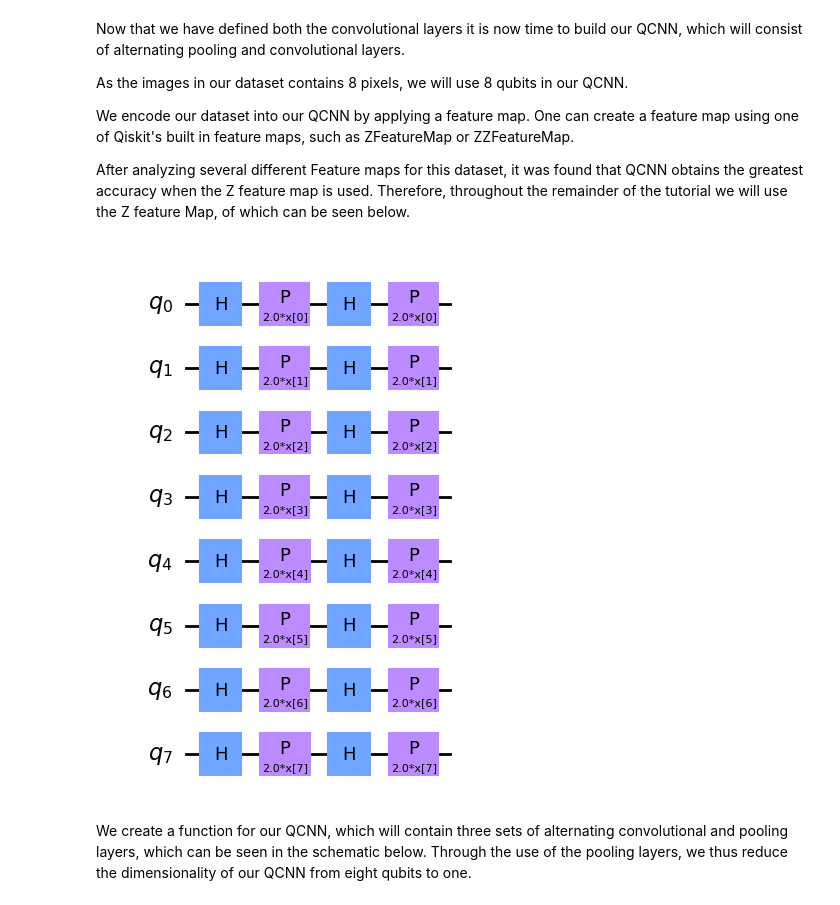
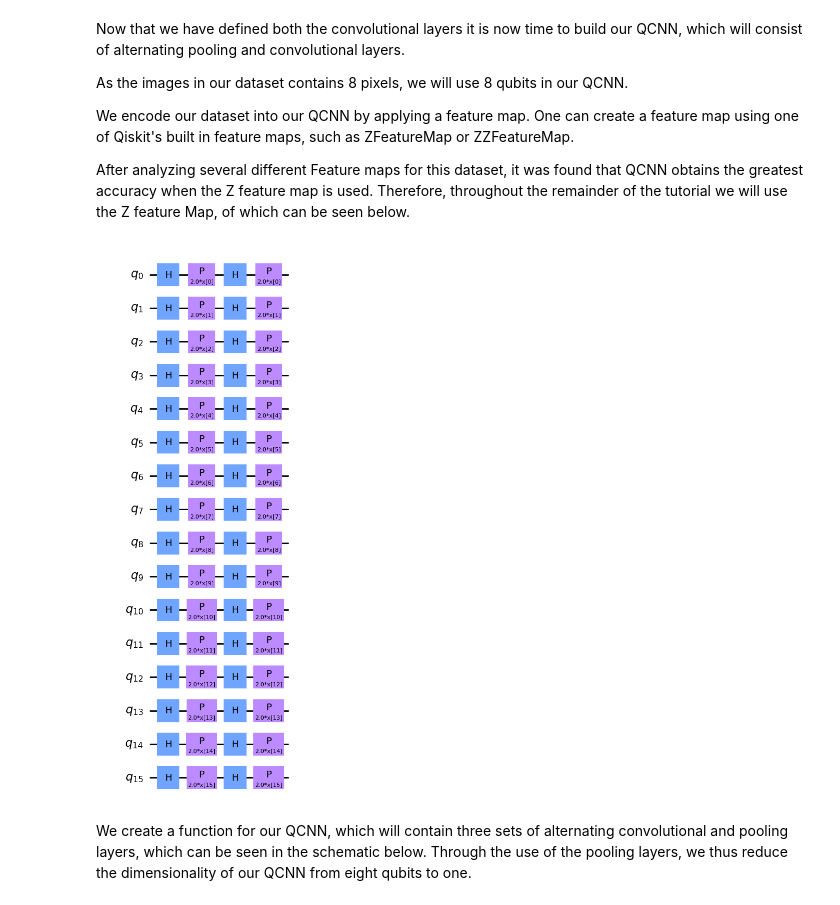
Before and after one commit to MayunaGupta/QCNN_review, a Jupyter notebook: QCNN.ipynb, the cells around one changed output. Drawn from its saved outputs; the diff is of its cells as text; code cells hidden in the pictures.

```diff
--- a/QCNN.ipynb
+++ b/QCNN.ipynb
@@ -292,11 +302,11 @@ We encode our dataset into our QCNN by applying a feature map. One can create a
 
 After analyzing several different Feature maps for this dataset, it was found that QCNN obtains the greatest accuracy when the Z feature map is used. Therefore, throughout the remainder of the tutorial we will use the Z feature Map, of which can be seen below.
 # %%
-feat = 8
+feat = 16
 feature_map = ZFeatureMap(feat)
 feature_map.decompose().draw("mpl")
 # %% [output]
-[figure, old version]
+[figure, new version]
 # %% [markdown]
 We create a function for our QCNN, which will contain three sets of alternating convolutional and pooling layers, which can be seen in the schematic below. Through the use of the pooling layers, we thus reduce the dimensionality of our QCNN from eight qubits to one.
 # %% [markdown]
```
Also changed, not shown: parts of 19 cells of this notebook.
